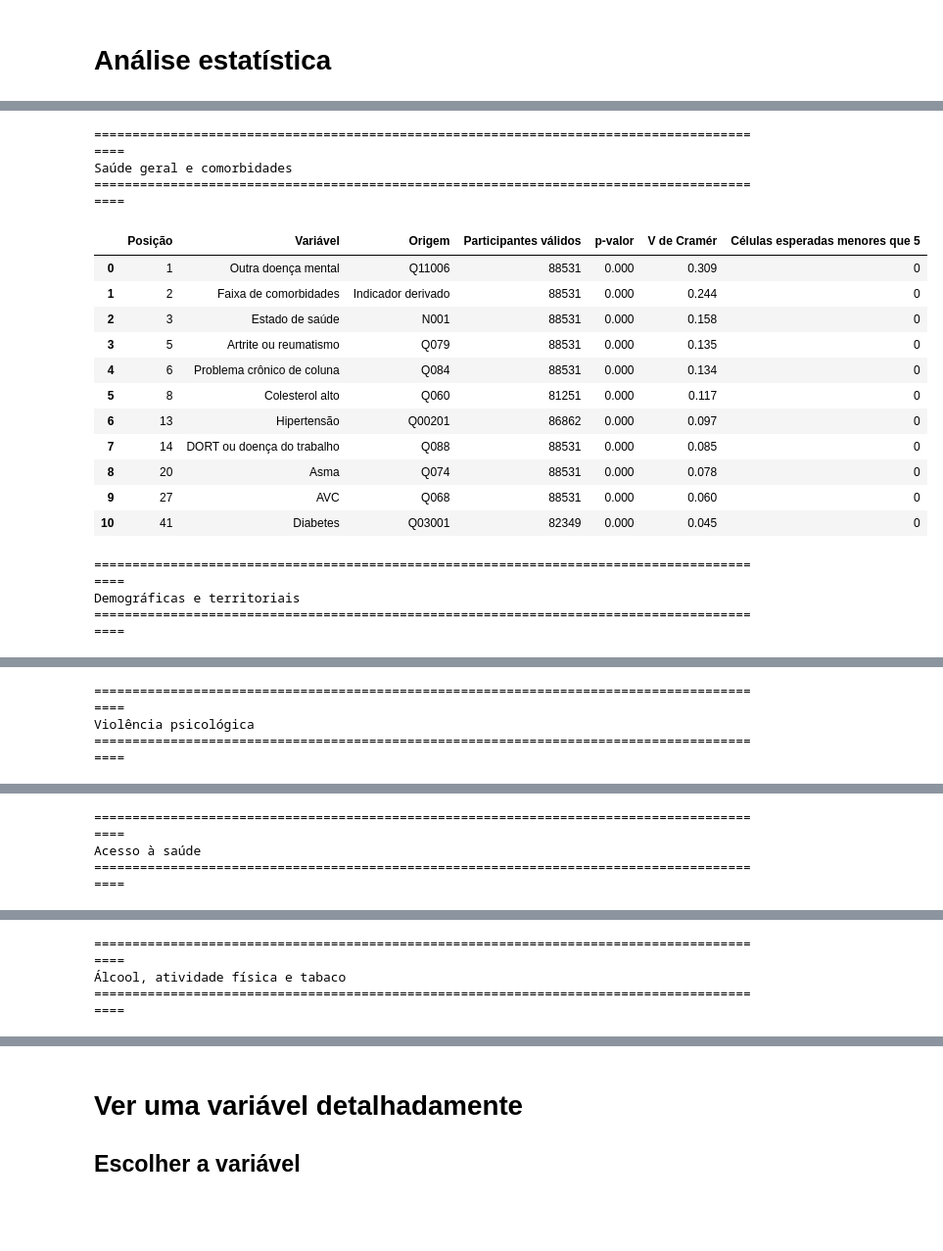
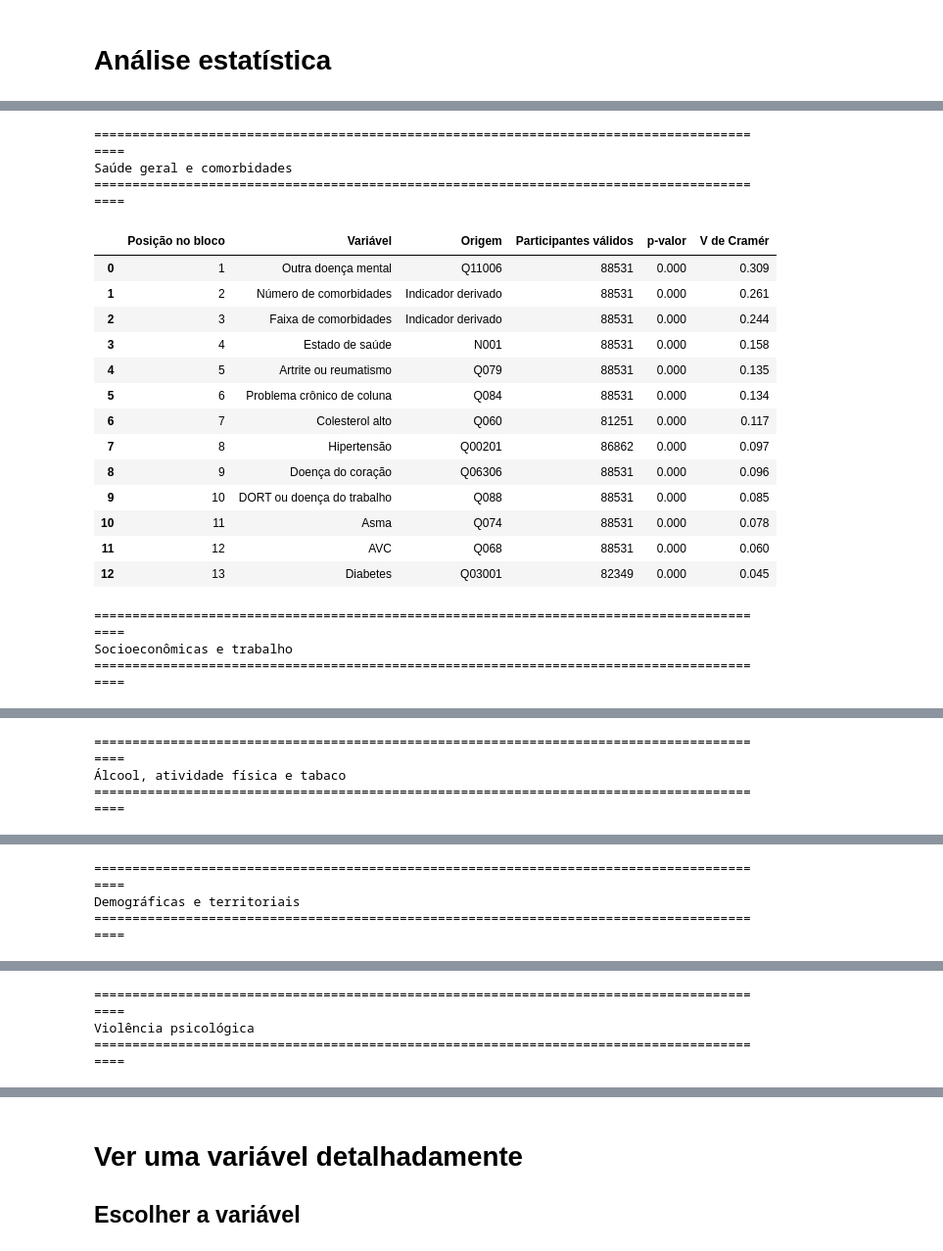
Before and after one commit to toni-cav/Analise_SIICUSP, a Jupyter notebook: exploratorio_depressao_e_sem_depressao.ipynb, the cells around one changed output, grey strips where cells are left out. Shown at 98% size. Cells and saved outputs as stored; diff of their text form; code cells hidden in the pictures; blank space fills up the shorter version.

```diff
--- a/exploratorio_depressao_e_sem_depressao.ipynb
+++ b/exploratorio_depressao_e_sem_depressao.ipynb
@@ -25,0 +31,5 @@ arquivo_2019 = PASTA / "pns2019.csv"
+# %%
+base_adultos = base[(base["V0025A"] == 1) & (base["C008"] >= 18) ]
+
+display(base_adultos.shape)
+display(base_adultos.head())
@@ -741,2 +105,6 @@ if comorbidades_disponiveis:
+# %%
+dados_descritivos, variaveis_preparadas = (
+    criar_dados_descritivos(dados)
+)
 # %% [markdown]
 ## Inventário final das variáveis preparadas
@@ -743,14 +128,16 @@ if comorbidades_disponiveis:
 # %%
-inventario = pd.DataFrame([
-    {
+linhas = []
+
+for nome, info in variaveis_preparadas.items():
+    linha = {
         "Variável preparada": nome,
         "Bloco": info["Bloco"],
         "Origem": info["Origem"],
     }
-    for nome, info in variaveis_preparadas.items()
-]).sort_values(
-    ["Bloco", "Variável preparada"]
-).reset_index(drop=True)
+
+    linhas.append(linha)
+
+inventario = pd.DataFrame(linhas)
 
 print("Quantidade de variáveis preparadas:", len(inventario))
 display(inventario)
@@ -939,35 +336,47 @@ display(ranking)
 # %%
-for bloco, parte in ranking.groupby("Bloco", sort=False):
+for bloco, ranking_bloco in ranking.groupby("Bloco", sort=False):
+    ranking_bloco = (ranking_bloco.sort_values("V de Cramér", ascending=False, na_position="last").reset_index(drop=True))
+
+    ranking_bloco.insert(
+        0,
+        "Posição no bloco",
+        range(1, len(ranking_bloco) + 1),
+    )
+
     print("\n" + "=" * 90)
     print(bloco)
     print("=" * 90)
 
     display(
-        parte[
+        ranking_bloco[
             [
-                "Posição", "Variável", "Origem",
-                "Participantes válidos", "p-valor",
+                "Posição no bloco",
+                "Variável",
+                "Origem",
+                "Participantes válidos",
+                "p-valor",
                 "V de Cramér",
-                "Células esperadas menores que 5",
             ]
-        ].reset_index(drop=True)
+        ]
     )
 # %% [output]
 ==========================================================================================
 Saúde geral e comorbidades
 ==========================================================================================
-|  | Posição | Variável | Origem | Participantes válidos | p-valor | V de Cramér | Células esperadas menores que 5 |
-| 0 | 1 | Outra doença mental | Q11006 | 88531 | 0.000 | 0.309 | 0 |
-| 1 | 2 | Faixa de comorbidades | Indicador derivado | 88531 | 0.000 | 0.244 | 0 |
-| 2 | 3 | Estado de saúde | N001 | 88531 | 0.000 | 0.158 | 0 |
-| 3 | 5 | Artrite ou reumatismo | Q079 | 88531 | 0.000 | 0.135 | 0 |
-| 4 | 6 | Problema crônico de coluna | Q084 | 88531 | 0.000 | 0.134 | 0 |
-| 5 | 8 | Colesterol alto | Q060 | 81251 | 0.000 | 0.117 | 0 |
-| 6 | 13 | Hipertensão | Q00201 | 86862 | 0.000 | 0.097 | 0 |
-| 7 | 14 | DORT ou doença do trabalho | Q088 | 88531 | 0.000 | 0.085 | 0 |
-| 8 | 20 | Asma | Q074 | 88531 | 0.000 | 0.078 | 0 |
-| 9 | 27 | AVC | Q068 | 88531 | 0.000 | 0.060 | 0 |
-| 10 | 41 | Diabetes | Q03001 | 82349 | 0.000 | 0.045 | 0 |
+|  | Posição no bloco | Variável | Origem | Participantes válidos | p-valor | V de Cramér |
+| 0 | 1 | Outra doença mental | Q11006 | 88531 | 0.000 | 0.309 |
+| 1 | 2 | Número de comorbidades | Indicador derivado | 88531 | 0.000 | 0.261 |
+| 2 | 3 | Faixa de comorbidades | Indicador derivado | 88531 | 0.000 | 0.244 |
+| 3 | 4 | Estado de saúde | N001 | 88531 | 0.000 | 0.158 |
+| 4 | 5 | Artrite ou reumatismo | Q079 | 88531 | 0.000 | 0.135 |
+| 5 | 6 | Problema crônico de coluna | Q084 | 88531 | 0.000 | 0.134 |
+| 6 | 7 | Colesterol alto | Q060 | 81251 | 0.000 | 0.117 |
+| 7 | 8 | Hipertensão | Q00201 | 86862 | 0.000 | 0.097 |
+| 8 | 9 | Doença do coração | Q06306 | 88531 | 0.000 | 0.096 |
+| 9 | 10 | DORT ou doença do trabalho | Q088 | 88531 | 0.000 | 0.085 |
+| 10 | 11 | Asma | Q074 | 88531 | 0.000 | 0.078 |
+| 11 | 12 | AVC | Q068 | 88531 | 0.000 | 0.060 |
+| 12 | 13 | Diabetes | Q03001 | 82349 | 0.000 | 0.045 |
 ==========================================================================================
-Demográficas e territoriais
+Socioeconômicas e trabalho
 ==========================================================================================
@@ -982,3 +393,3 @@ Demográficas e territoriais
 ==========================================================================================
-Violência psicológica
+Álcool, atividade física e tabaco
 ==========================================================================================
@@ -992,3 +402,3 @@ Violência psicológica
 ==========================================================================================
-Acesso à saúde
+Demográficas e territoriais
 ==========================================================================================
@@ -1001,3 +414,3 @@ Acesso à saúde
 ==========================================================================================
-Álcool, atividade física e tabaco
+Violência psicológica
 ==========================================================================================
```
Also changed, not shown: parts of 39 cells of this notebook, 1 other file.
